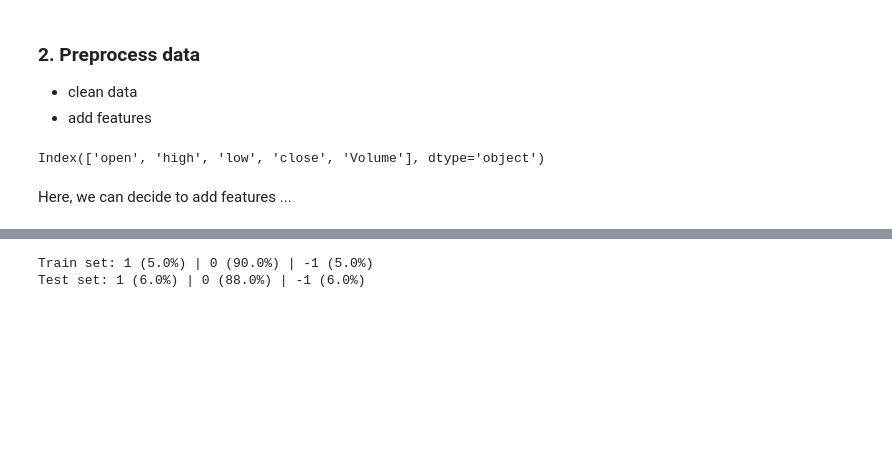
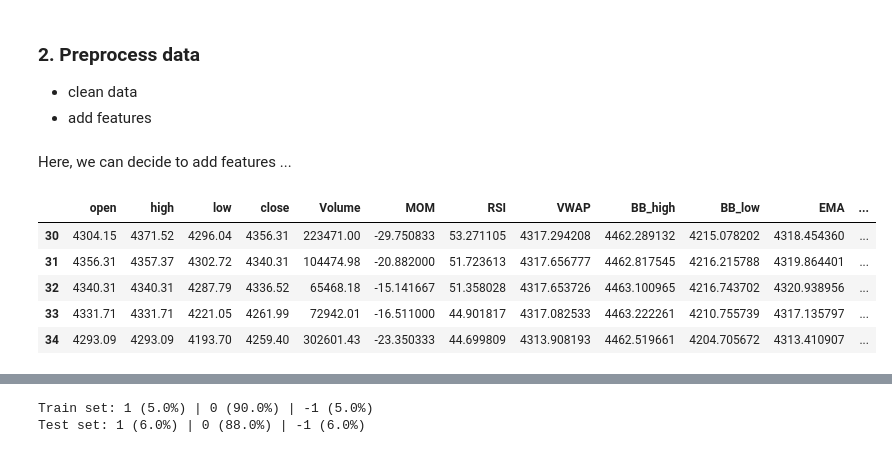
Before and after one commit to KhelifaAmeur/ML-trading-strategies, a Jupyter notebook: test_logit.ipynb, the cells around one changed output, grey strips where cells are left out. Cells and saved outputs as stored; diff of their text form; code cells hidden in the pictures; blank space fills up the shorter version.

```diff
--- a/test_logit.ipynb
+++ b/test_logit.ipynb
@@ -40,13 +38,19 @@ data.head(2)
 # Clean data
 data = clean_data(data)
 data = data.rename(columns = {'Volume USDT': 'Volume'})
-data.columns
-# %% [output]
-Index(['open', 'high', 'low', 'close', 'Volume'], dtype='object')
 # %% [markdown]
 Here, we can decide to add features ...
 # %%
 # Add features
 
 data = add_technical_indicators(data, lookback_period=30)[30:]
+# %%
+data.head()
+# %% [output]
+|  | open | high | low | close | Volume | MOM | RSI | VWAP | BB_high | BB_low | EMA | ... |
+| 30 | 4304.15 | 4371.52 | 4296.04 | 4356.31 | 223471.00 | -29.750833 | 53.271105 | 4317.294208 | 4462.289132 | 4215.078202 | 4318.454360 | ... |
+| 31 | 4356.31 | 4357.37 | 4302.72 | 4340.31 | 104474.98 | -20.882000 | 51.723613 | 4317.656777 | 4462.817545 | 4216.215788 | 4319.864401 | ... |
+| 32 | 4340.31 | 4340.31 | 4287.79 | 4336.52 | 65468.18 | -15.141667 | 51.358028 | 4317.653726 | 4463.100965 | 4216.743702 | 4320.938956 | ... |
+| 33 | 4331.71 | 4331.71 | 4221.05 | 4261.99 | 72942.01 | -16.511000 | 44.901817 | 4317.082533 | 4463.222261 | 4210.755739 | 4317.135797 | ... |
+| 34 | 4293.09 | 4293.09 | 4193.70 | 4259.40 | 302601.43 | -23.350333 | 44.699809 | 4313.908193 | 4462.519661 | 4204.705672 | 4313.410907 | ... |
 # %%
```
Also changed, not shown: parts of 29 cells of this notebook, 2 other files.
